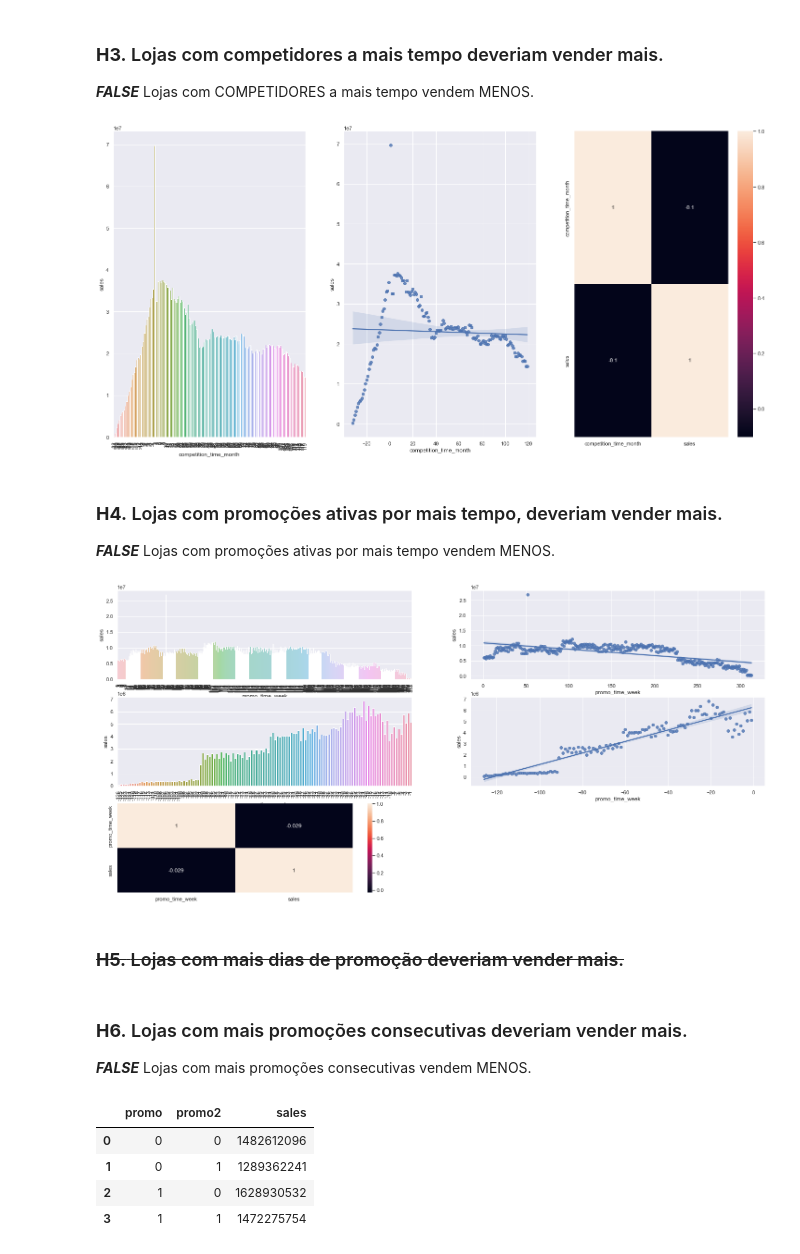
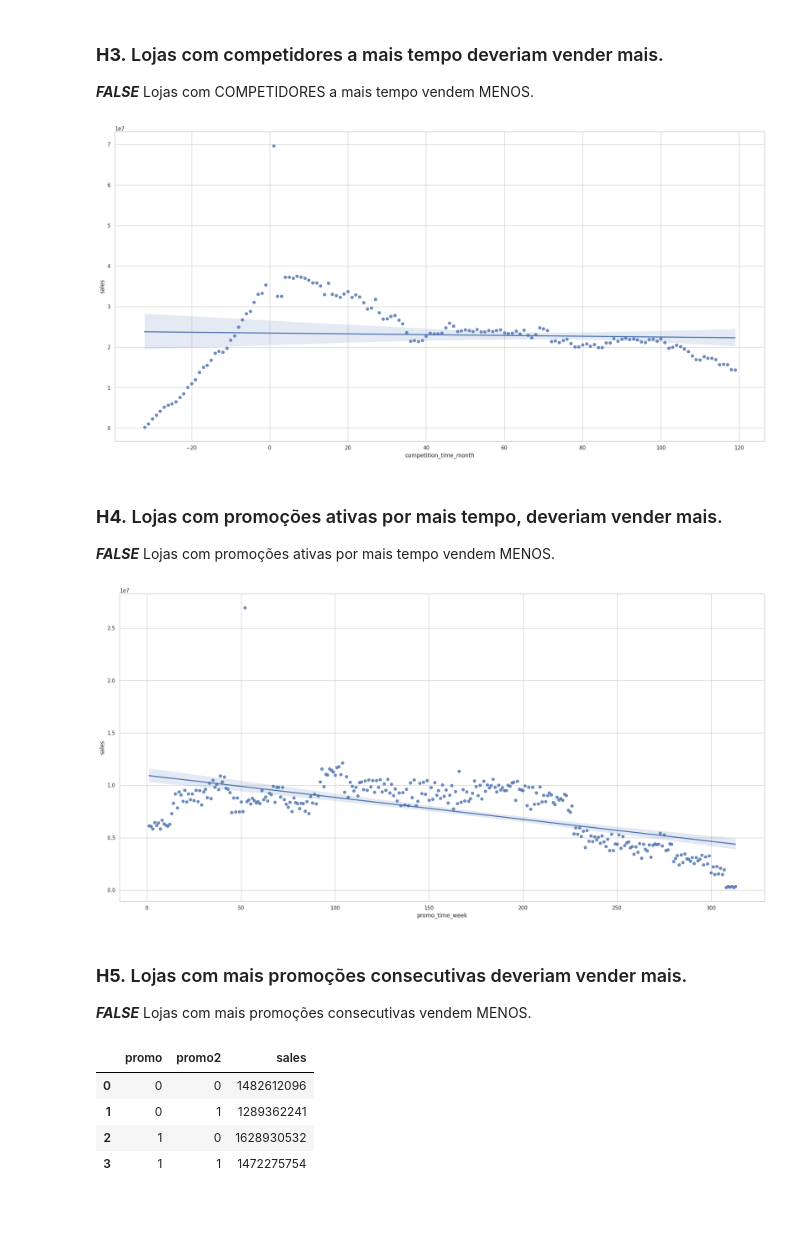
Before and after one commit to IsraelAugustods/eda_rossmann, a Jupyter notebook: eda_rossmann.ipynb, the cells around one changed output. Drawn from its saved outputs; the diff is of its cells as text; code cells hidden in the pictures; blank space fills up the shorter version.

```diff
--- a/eda_rossmann.ipynb
+++ b/eda_rossmann.ipynb
@@ -590,50 +597,22 @@ sns.heatmap(aux1.corr(method = 'pearson'),annot = True);
 # %%
 aux1 = df4[['competition_time_month', 'sales']].groupby('competition_time_month').sum().reset_index()
 aux2 = aux1[(aux1['competition_time_month'] < 120) & (aux1['competition_time_month'] != 0)]
 
-plt.subplot (1, 3, 1)
-sns.barplot(x='competition_time_month', y='sales', data = aux2);
-plt.xticks(rotation = 90);
-
-plt.subplot (1, 3, 2)
-sns.regplot (x= 'competition_time_month', y= 'sales', data = aux2)
-
-plt.subplot (1, 3, 3)
-sns.heatmap(aux1.corr (method = 'pearson'), annot= True);
+sns.regplot (x= 'competition_time_month', y= 'sales', data = aux2);
 # %% [output]
-[figure, old version]
+[figure, new version]
 # %% [markdown]
 ### **H4.** Lojas com promoções ativas por mais tempo, deveriam vender mais.
 ***FALSE*** Lojas com promoções ativas por mais tempo vendem MENOS.
 # %%
 aux1 = df4[['promo_time_week', 'sales']].groupby('promo_time_week').sum().reset_index()
-sns.barplot (x= 'promo_time_week',y = 'sales', data = aux1);
 
-
-plt.subplot (3, 2, 1 )
 aux2 = aux1[aux1['promo_time_week'] > 0] #promo extendido
-sns.barplot (x= 'promo_time_week', y= 'sales', data=aux2);
-plt.xticks(rotation =90);
-
-plt.subplot (3, 2, 2)
 sns.regplot(x= 'promo_time_week', y= 'sales', data=aux2);
-
-plt.subplot (3, 2, 3)
-aux3 = aux1[aux1['promo_time_week'] < 0] #promo regular
-sns.barplot (x= 'promo_time_week', y= 'sales', data=aux3);
-plt.xticks(rotation= 90);
-
-plt.subplot (3, 2, 4)
-sns.regplot(x= 'promo_time_week', y= 'sales', data=aux3);
-
-plt.subplot (3, 2, 5)
-sns.heatmap(aux1.corr('pearson'), annot = True);
 # %% [output]
-[figure, old version]
+[figure, new version]
-# %% [markdown]
-### <s> **H5.** Lojas com mais dias de promoção deveriam vender mais.<s/>
 # %% [markdown]
-### **H6.** Lojas com mais promoções consecutivas deveriam vender mais.
+### **H5.** Lojas com mais promoções consecutivas deveriam vender mais.
 ***FALSE*** Lojas com mais promoções consecutivas vendem MENOS.
 # %%
 df4[['promo', 'promo2', 'sales']].groupby (['promo', 'promo2']).sum().reset_index()
```
Also changed, not shown: parts of 71 cells of this notebook.
